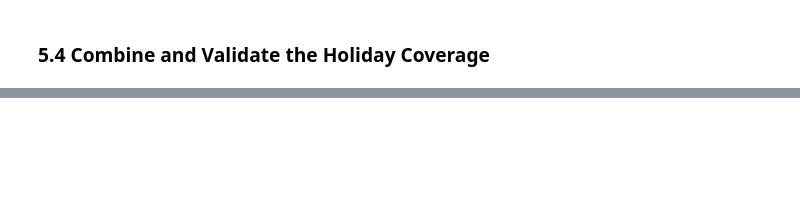
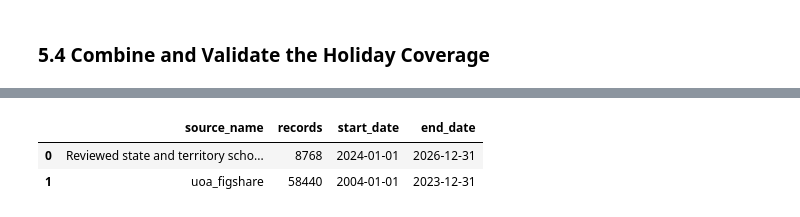
Before and after one commit to Aulymos/afl-matchday-demand-forecasting, a Jupyter notebook: notebooks/02_data_preparation_and_integration.ipynb, the cells around one changed output, grey strips where cells are left out. Cells and saved outputs as stored; diff of their text form; code cells hidden in the pictures; blank space fills up the shorter version.

```diff
--- a/notebooks/02_data_preparation_and_integration.ipynb
+++ b/notebooks/02_data_preparation_and_integration.ipynb
@@ -797,0 +3740,97 @@ No date conversion, missing-value treatment, or calendar-period extraction was p
+# %%
+# Select the common fields used by both daily calendar sources.
+
+holiday_daily_columns = [
+    "city",
+    "state_code",
+    "calendar_date",
+    "is_school_holiday",
+    "source_name",
+]
+
+# Combine the historical and reviewed daily school-holiday records.
+
+school_holidays_daily = pd.concat(
+    [
+        historical_school_holidays[holiday_daily_columns],
+        reviewed_school_holidays_daily[holiday_daily_columns],
+    ],
+    ignore_index=True,
+)
+
+# Apply consistent data types across the combined table.
+
+school_holidays_daily["calendar_date"] = pd.to_datetime(
+    school_holidays_daily["calendar_date"],
+    errors="raise",
+)
+
+# Normalise the historical 0/1 values and the reviewed True/False values.
+
+normalised_holiday_values = (
+    school_holidays_daily["is_school_holiday"]
+    .astype("string")
+    .str.strip()
+    .str.lower()
+)
+
+holiday_value_map = {
+    "0": False,
+    "1": True,
+    "false": False,
+    "true": True,
+}
+
+if not normalised_holiday_values.dropna().isin(
+    holiday_value_map
+).all():
+    raise ValueError(
+        "Unexpected school-holiday values were found."
+    )
+
+school_holidays_daily["is_school_holiday"] = (
+    normalised_holiday_values
+    .map(holiday_value_map)
+    .astype("boolean")
+)
+
+for column in ["city", "state_code", "source_name"]:
+    school_holidays_daily[column] = (
+        school_holidays_daily[column].astype("string")
+    )
+
+# Arrange the final records by date and city.
+
+school_holidays_daily = (
+    school_holidays_daily
+    .sort_values(["calendar_date", "city"])
+    .reset_index(drop=True)
+)
+
+# Summarise the contribution of each source.
+
+holiday_source_summary = (
+    school_holidays_daily
+    .groupby("source_name", observed=True)
+    .agg(
+        records=("calendar_date", "size"),
+        start_date=("calendar_date", "min"),
+        end_date=("calendar_date", "max"),
+    )
+    .reset_index()
+)
+
+print(
+    "Combined daily school-holiday records: "
+    f"{len(school_holidays_daily):,}"
+)
+
+print(
+    "Combined date range: "
+    f"{school_holidays_daily['calendar_date'].min().date()} "
+    "to "
+    f"{school_holidays_daily['calendar_date'].max().date()}"
+)
+
+display(holiday_source_summary)
+# %% [output]
@@ -797,0 +3839,3 @@ No date conversion, missing-value treatment, or calendar-period extraction was p
+|  | source_name | records | start_date | end_date |
+| 0 | Reviewed state and territory scho... | 8768 | 2024-01-01 | 2026-12-31 |
+| 1 | uoa_figshare | 58440 | 2004-01-01 | 2023-12-31 |
```
Also changed, not shown: parts of 72 cells of this notebook.
